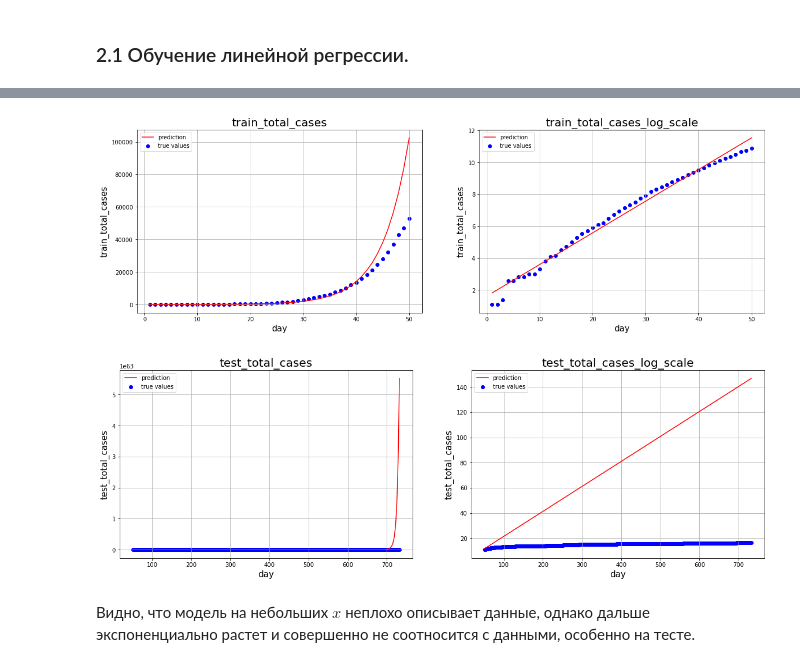
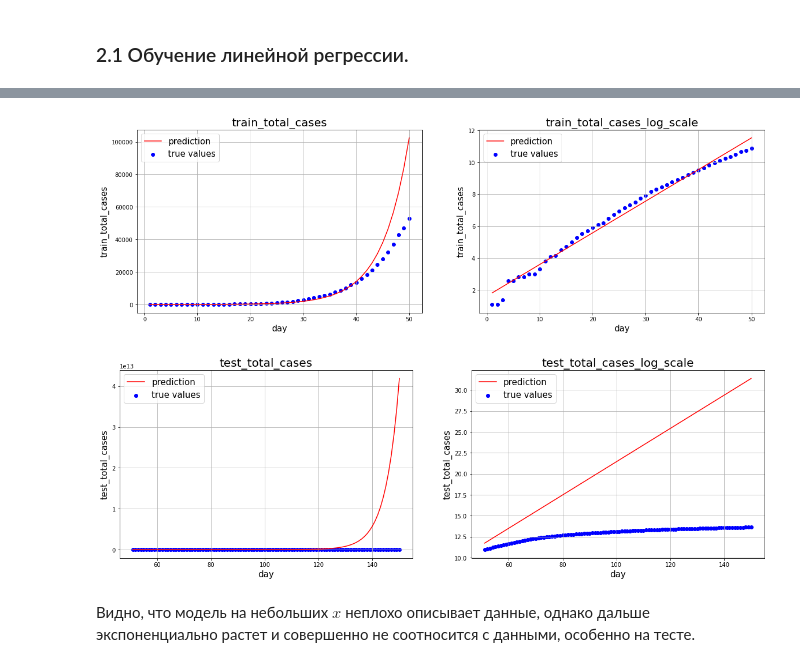
Before and after one commit to Bulichek/Advanced-ML, a Jupyter notebook: HW1/hw1.ipynb, the cells around one changed output, grey strips where cells are left out. Drawn from its saved outputs; the diff is of its cells as text; code cells hidden in the pictures.

```diff
--- a/HW1/hw1.ipynb
+++ b/HW1/hw1.ipynb
@@ -12,18 +12,25 @@ from sklearn.linear_model import LinearRegression
 # %%
-data = pd.read_csv('owid-covid-data.csv')
+data_all = pd.read_csv('owid-covid-data.csv')
+data = data_all.copy()
 # %%
 data = data[data['location'] == 'Russia']
 data.date = pd.to_datetime(data.date)
 data = data[data.date >= pd.to_datetime('2020-03-03')]
-target = data['total_cases'].values#.astype(int)
-# target2 = data['new_cases'].apply(lambda x: x + 1 if x == 0 else x).values.astype(int)
-x = np.arange(1, target.shape[0] + 1, dtype=float).reshape(-1, 1)
+total_cases = data['total_cases'].values
+new_cases = data['new_cases'].apply(lambda x: x + 1 if x == 0 else x).values.astype(int)
+x = np.arange(1, total_cases.shape[0] + 1, dtype=float).reshape(-1, 1)
+dates = data.date.values
 
-target_train = target[:50]
+total_cases_train = total_cases[:50]
+new_cases_train = new_cases[:50]
 x_train = x[:50]
+dates_train = dates[:50]
 
-target_test = target[50:]
-x_test = x[50:]
+n = 150
+total_cases_test = total_cases[50:n]
+new_cases_test = new_cases[50:n]
+x_test = x[50:n]
+dates_test = dates[50:n]
 # %% [markdown]
 # 2. Экспоненциальная модель
 # %% [markdown]
@@ -65,12 +72,12 @@ $$
 
 Таким образом, необходимо обучить обычную линейную регрессию на предсказание $ln(y)$.
 # %%
-model_exp = LinearRegression().fit(x_train, np.log(target_train))
+model_exp = LinearRegression().fit(x_train, np.log(total_cases_train))
 # %%
 pred_train_exp = np.exp(model_exp.predict((x_train)))
 pred_test_exp = np.exp(model_exp.predict((x_test)))
 # %%
-def plot_target(x, y, pred, title):
+def plot_target_model(x, y, pred, title):
     fig, ax = plt.subplots(1, 2, figsize=(20, 6))
     for i in range(2):
         if i == 0:
@@ -84,13 +91,13 @@ def plot_target(x, y, pred, title):
         ax[i].set_ylabel(title, fontsize=15)
         ax[i].set_xlabel('day', fontsize=15)
         ax[i].grid()
-        ax[i].legend()
+        ax[i].legend(fontsize=15)
 # %%
-plot_target(x_train, target_train, pred_train_exp, 'train_total_cases')
-plot_target(x_test, target_test, pred_test_exp, 'test_total_cases')
+plot_target_model(x_train, total_cases_train, pred_train_exp, 'train_total_cases')
+plot_target_model(x_test, total_cases_test, pred_test_exp, 'test_total_cases')
 # %% [output]
-[figure, old version]
+[figure, new version]
-[figure, old version]
+[figure, new version]
 # %% [markdown]
 Видно, что модель на небольших $x$ неплохо описывает данные, однако дальше экспоненциально растет и совершенно не соотносится с данными, особенно на тесте.
 # %% [markdown]
```
Also changed, not shown: parts of 56 cells of this notebook.
